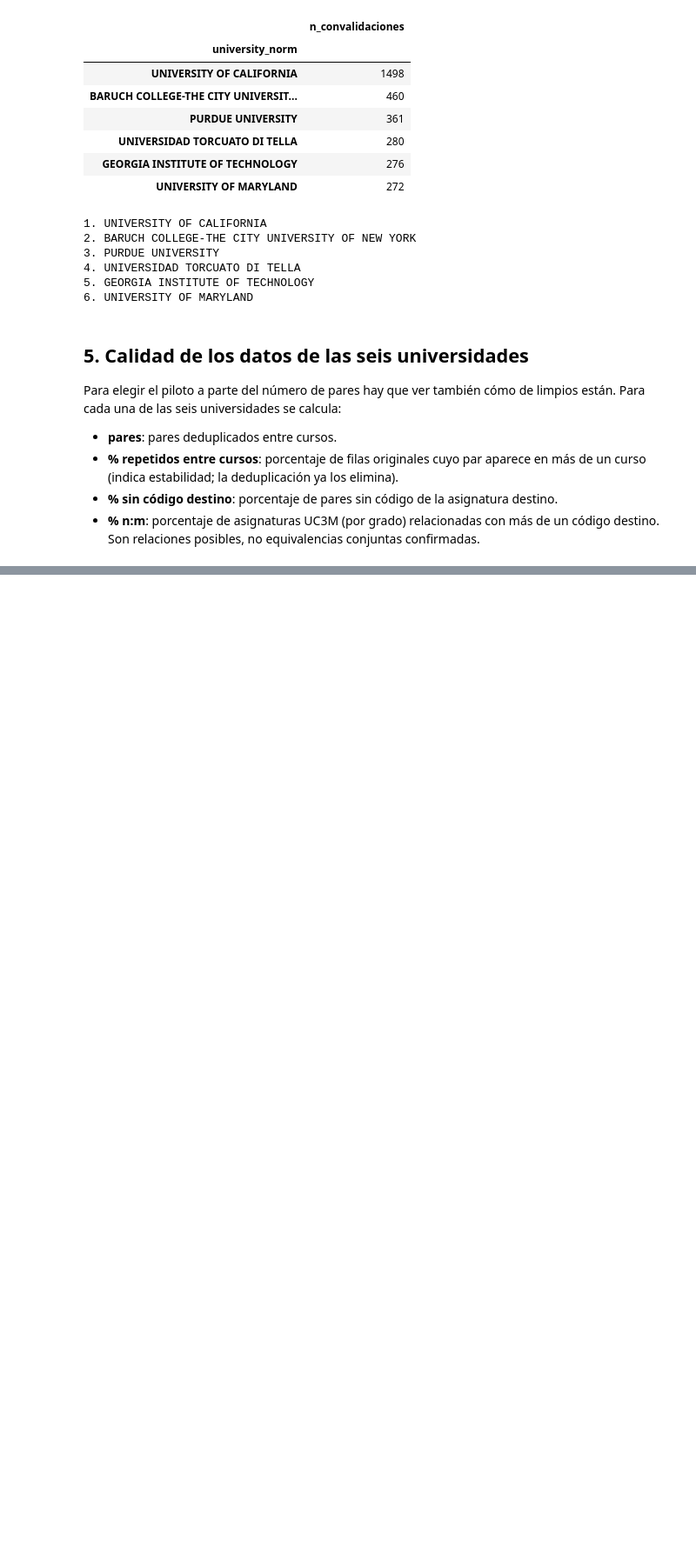
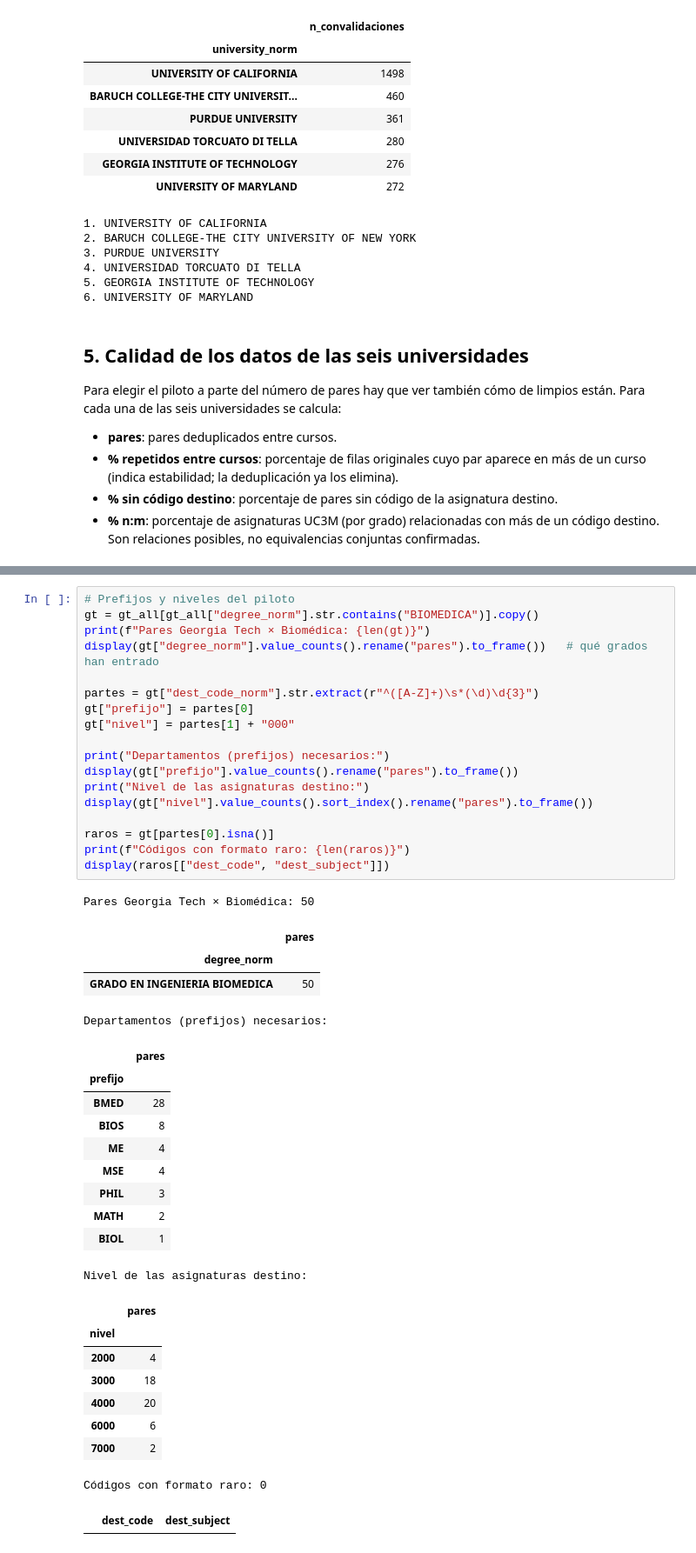
Before and after one commit to AISC-Madrid/aisc-convalidaciones, a Jupyter notebook: notebooks/01_eda_historical.ipynb, the cells around one changed output, grey strips where cells are left out. Shown at 87% size. Saved outputs shown, nothing was run; the diff lists cells and outputs as text; blank space fills up the shorter version.

```diff
--- a/notebooks/01_eda_historical.ipynb
+++ b/notebooks/01_eda_historical.ipynb
@@ -286,0 +313,43 @@ display(pd.DataFrame(rows))
+# %%
+# Prefijos y niveles del piloto
+gt = gt_all[gt_all["degree_norm"].str.contains("BIOMEDICA")].copy()
+print(f"Pares Georgia Tech × Biomédica: {len(gt)}")
+display(gt["degree_norm"].value_counts().rename("pares").to_frame())   # qué grados han entrado
+
+partes = gt["dest_code_norm"].str.extract(r"^([A-Z]+)\s*(\d)\d{3}")
+gt["prefijo"] = partes[0]
+gt["nivel"] = partes[1] + "000"
+
+print("Departamentos (prefijos) necesarios:")
+display(gt["prefijo"].value_counts().rename("pares").to_frame())
+print("Nivel de las asignaturas destino:")
+display(gt["nivel"].value_counts().sort_index().rename("pares").to_frame())
+
+raros = gt[partes[0].isna()]
+print(f"Códigos con formato raro: {len(raros)}")
+display(raros[["dest_code", "dest_subject"]])
+# %% [output]
+Pares Georgia Tech × Biomédica: 50
+|  | pares |
+| degree_norm |  |
+| GRADO EN INGENIERIA BIOMEDICA | 50 |
+Departamentos (prefijos) necesarios:
+|  | pares |
+| prefijo |  |
+| BMED | 28 |
+| BIOS | 8 |
+| ME | 4 |
+| MSE | 4 |
+| PHIL | 3 |
+| MATH | 2 |
+| BIOL | 1 |
+Nivel de las asignaturas destino:
+|  | pares |
+| nivel |  |
+| 2000 | 4 |
+| 3000 | 18 |
+| 4000 | 20 |
+| 6000 | 6 |
+| 7000 | 2 |
+Códigos con formato raro: 0
+|  | dest_code | dest_subject |
```
Also changed, not shown: parts of 3 cells of this notebook, 4 other files.
